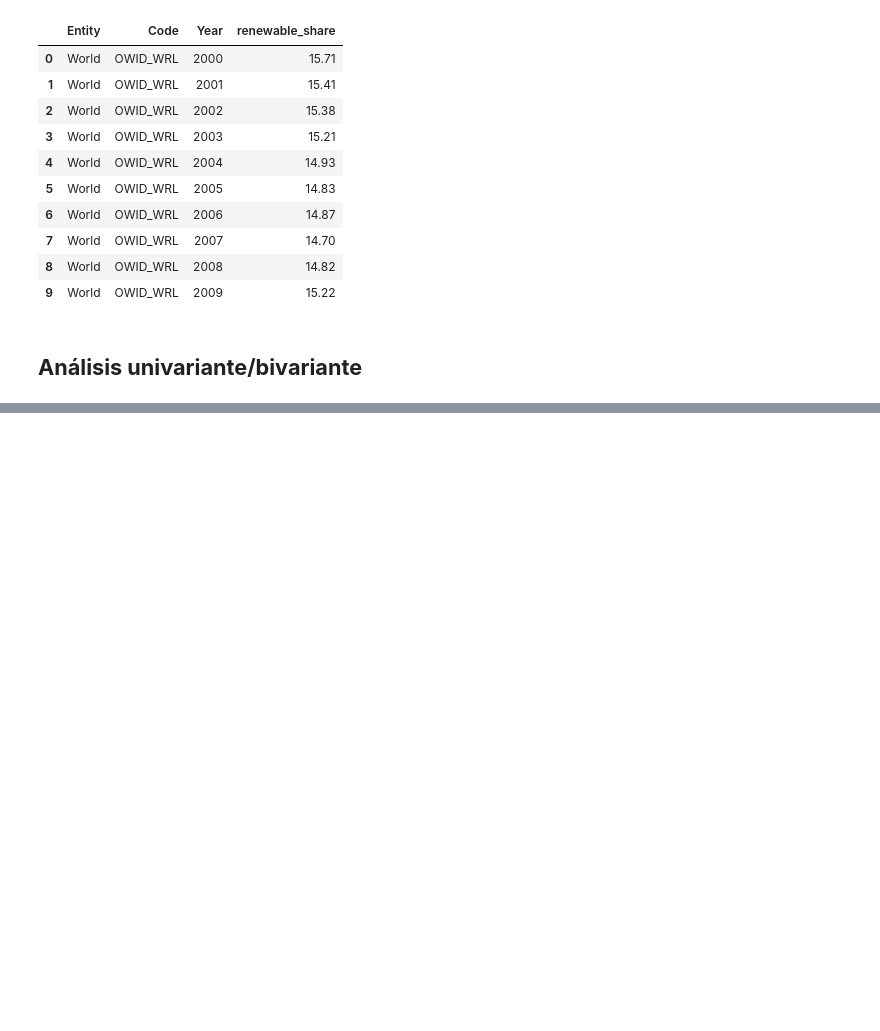
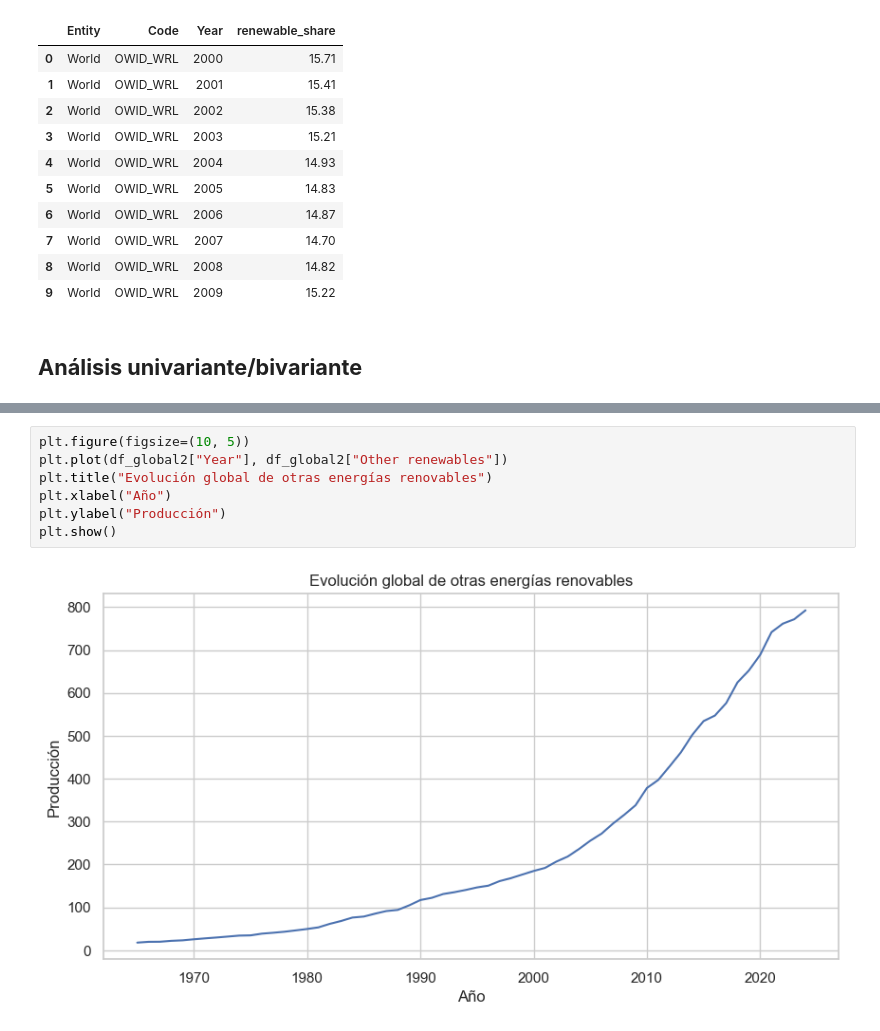
Before and after one commit to Bootcamp-IA-P6/Proyecto4-Jonathan_Brasales, a Jupyter notebook: EDA.ipynb, the cells around one changed output, grey strips where cells are left out. Cells and saved outputs as stored; diff of their text form; blank space fills up the shorter version.

```diff
--- a/EDA.ipynb
+++ b/EDA.ipynb
@@ -168,0 +325,9 @@ plt.show()
+# %%
+plt.figure(figsize=(10, 5))
+plt.plot(df_global2["Year"], df_global2["Other renewables"])
+plt.title("Evolución global de otras energías renovables")
+plt.xlabel("Año")
+plt.ylabel("Producción")
+plt.show()
+# %% [output]
+[figure, added]
```
Also changed, not shown: parts of 26 cells of this notebook, 1 other file.
